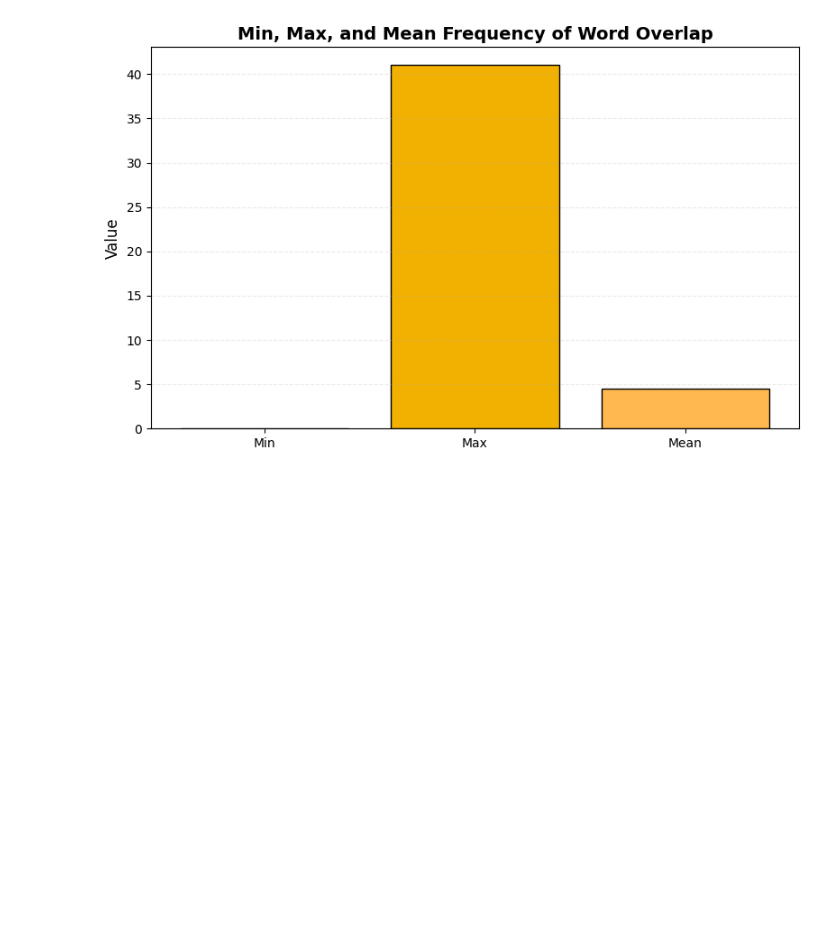
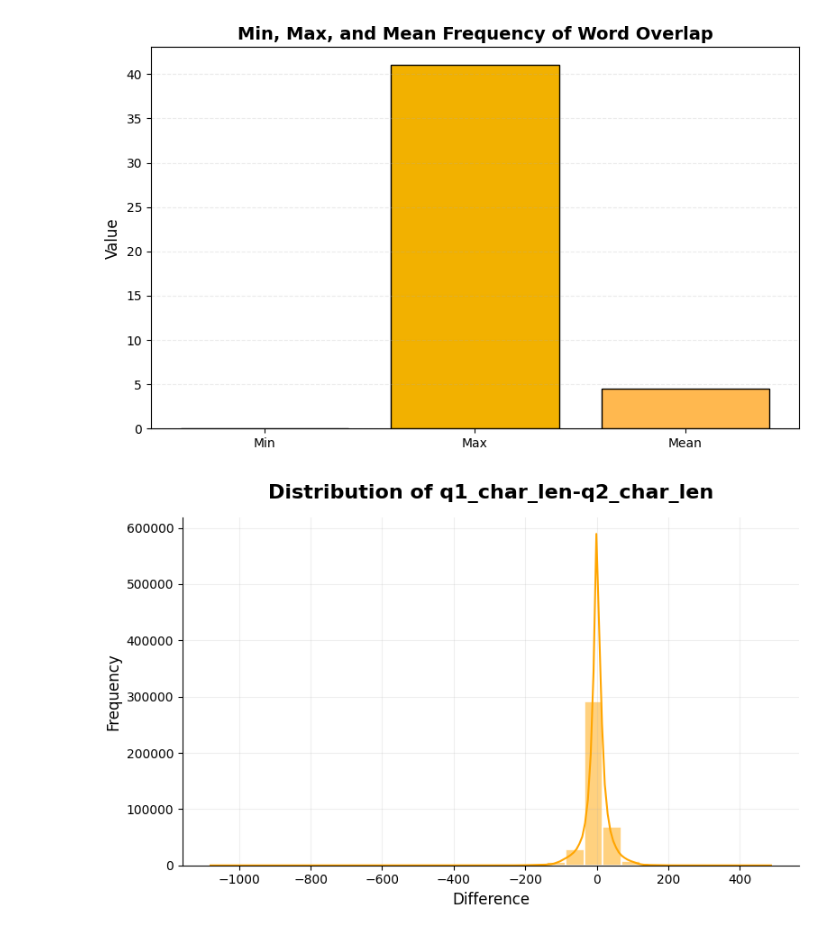
Before and after one commit to Aryan-Kaisth/Duplicate_Question_Pair_Detection, a Jupyter notebook: notebooks/EDA.ipynb, the cells around one changed output. Saved outputs shown, nothing was run; the diff lists cells and outputs as text; code cells hidden in the pictures; blank space fills up the shorter version.

```diff
--- a/notebooks/EDA.ipynb
+++ b/notebooks/EDA.ipynb
@@ -384,3 +430,18 @@ plt.tight_layout()
 plt.show()
 # %% [output]
 [figure]
+# %%
+df['q1_char_len-q2_char_len'] = df['question1_character_len'] - df['question2_character_len']
+
+# Text Length Distribution
+plt.figure(figsize=(8,5))
+sns.histplot(data=df, x=df['q1_char_len-q2_char_len'], kde=True, color='orange', bins=30, edgecolor='white', linewidth=1.2)
+plt.title("Distribution of q1_char_len-q2_char_len", fontsize=16, fontweight='bold', pad=15)
+plt.xlabel("Difference", fontsize=12)
+plt.ylabel("Frequency", fontsize=12)
+plt.grid(alpha=0.2)
+sns.despine()
+plt.tight_layout()
+plt.show()
+# %% [output]
+[figure, added]
```
Also changed, not shown: parts of 14 cells of this notebook.
